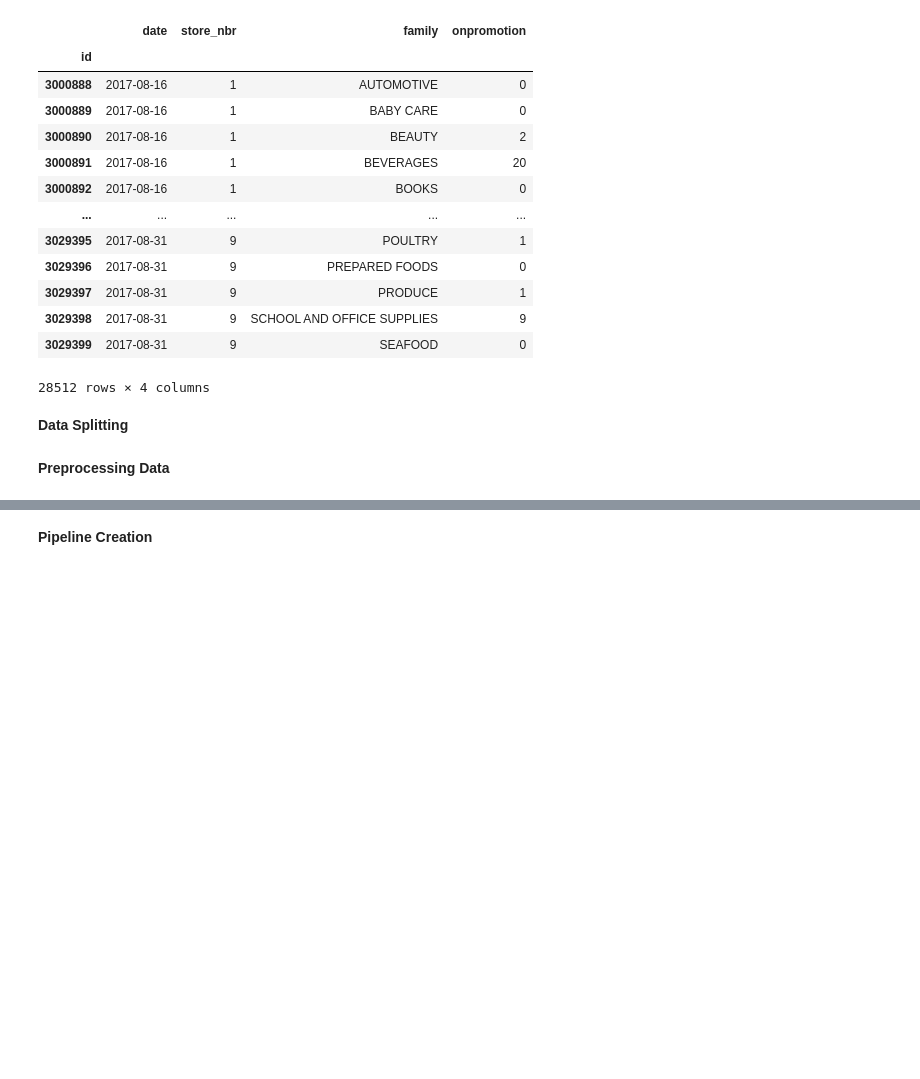
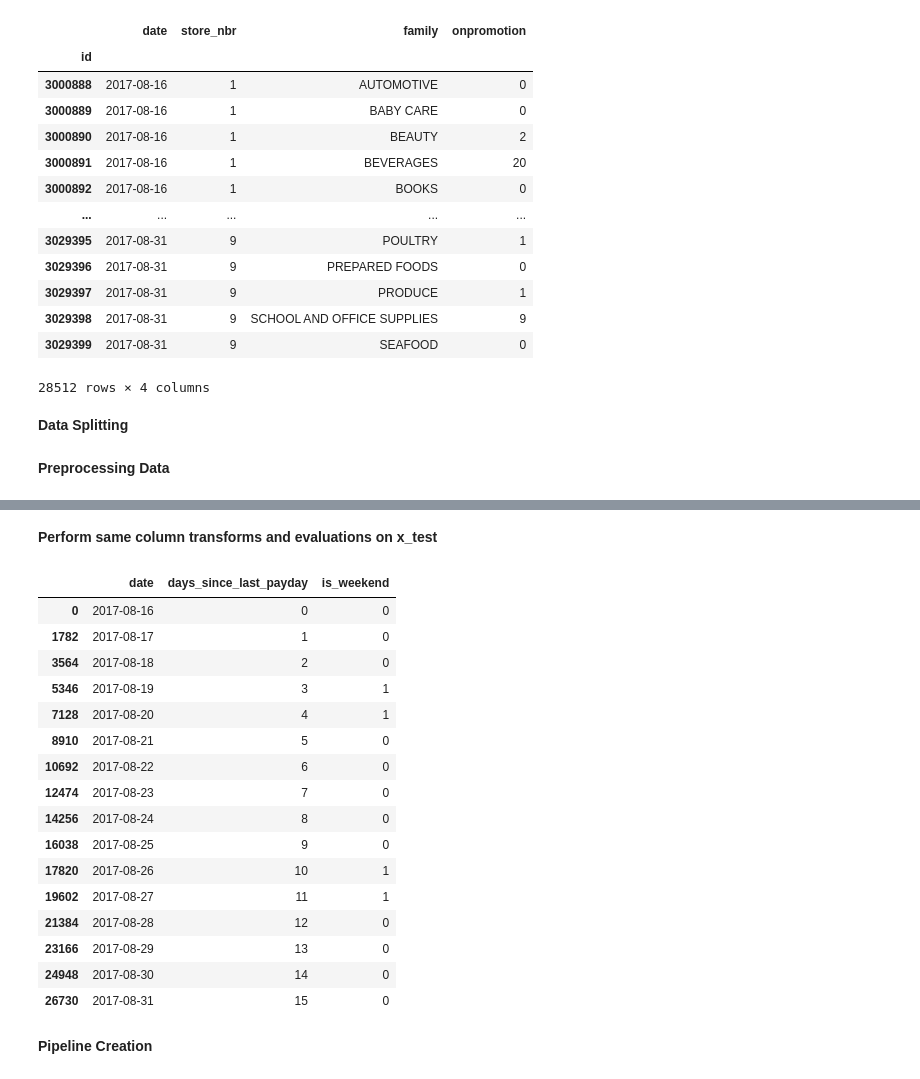
Before and after one commit to cartwatson/cs4320-group-proj, a Jupyter notebook: CS4320_Group_Proj.ipynb, the cells around one changed output, grey strips where cells are left out. Cells and saved outputs as stored; diff of their text form; code cells hidden in the pictures; blank space fills up the shorter version.

```diff
--- a/CS4320_Group_Proj.ipynb
+++ b/CS4320_Group_Proj.ipynb
@@ -75 +145,49 @@ x_test = test_df.loc[:, test_df.columns != 'sales']
+# %% [markdown]
+**Perform same column transforms and evaluations on x_test**
+# %%
+# Creating lag features for the 'onpromotion' column for the past 3 days
+for lag in range(1, 4):  # 3 lags
+    x_test[f"onpromotion_lag_{lag}"] = x_test["onpromotion"].shift(lag)
+
+# Creating rolling window average and sum for the 'onpromotion' column for the past 7 days
+x_test["onpromotion_rolling_avg_7"] = x_test["onpromotion"].rolling(window=7).mean()
+x_test["onpromotion_rolling_sum_7"] = x_test["onpromotion"].rolling(window=7).sum()
+
+# Compute rate of change with a check for zero in the denominator
+denominator = x_test["onpromotion"].shift()
+numerator = x_test["onpromotion"].diff()
+x_test["onpromotion_rate_of_change"] = np.where(denominator != 0, numerator / denominator, 0)
+
+# Clean NaN's from data, replace with 0
+lag_and_window_columns = [col for col in x_test.columns if col.startswith("onpromotion_")]
+x_test[lag_and_window_columns] = x_test[lag_and_window_columns].fillna(0)
+
+# add days since last payday
+x_test['days_since_last_payday'] = np.where(pd.to_datetime(x_test['date']).dt.day <= 15,
+                                             pd.to_datetime(x_test['date']).dt.day - 1,
+                                             pd.to_datetime(x_test['date']).dt.day - 16)
+
+# boolean for whether the date is a weekend
+x_test['is_weekend'] = (pd.to_datetime(x_test['date']).dt.dayofweek >= 5).astype(int)
+
+# Display the first few rows to inspect the feature
+x_test[['date', 'days_since_last_payday', 'is_weekend']].drop_duplicates().head(20)  # Display unique dates for better visibility
+# %% [output]
+|  | date | days_since_last_payday | is_weekend |
+| 0 | 2017-08-16 | 0 | 0 |
+| 1782 | 2017-08-17 | 1 | 0 |
+| 3564 | 2017-08-18 | 2 | 0 |
+| 5346 | 2017-08-19 | 3 | 1 |
+| 7128 | 2017-08-20 | 4 | 1 |
+| 8910 | 2017-08-21 | 5 | 0 |
+| 10692 | 2017-08-22 | 6 | 0 |
+| 12474 | 2017-08-23 | 7 | 0 |
+| 14256 | 2017-08-24 | 8 | 0 |
+| 16038 | 2017-08-25 | 9 | 0 |
+| 17820 | 2017-08-26 | 10 | 1 |
+| 19602 | 2017-08-27 | 11 | 1 |
+| 21384 | 2017-08-28 | 12 | 0 |
+| 23166 | 2017-08-29 | 13 | 0 |
+| 24948 | 2017-08-30 | 14 | 0 |
+| 26730 | 2017-08-31 | 15 | 0 |
 # %%
```
Also changed, not shown: parts of 9 cells of this notebook.
